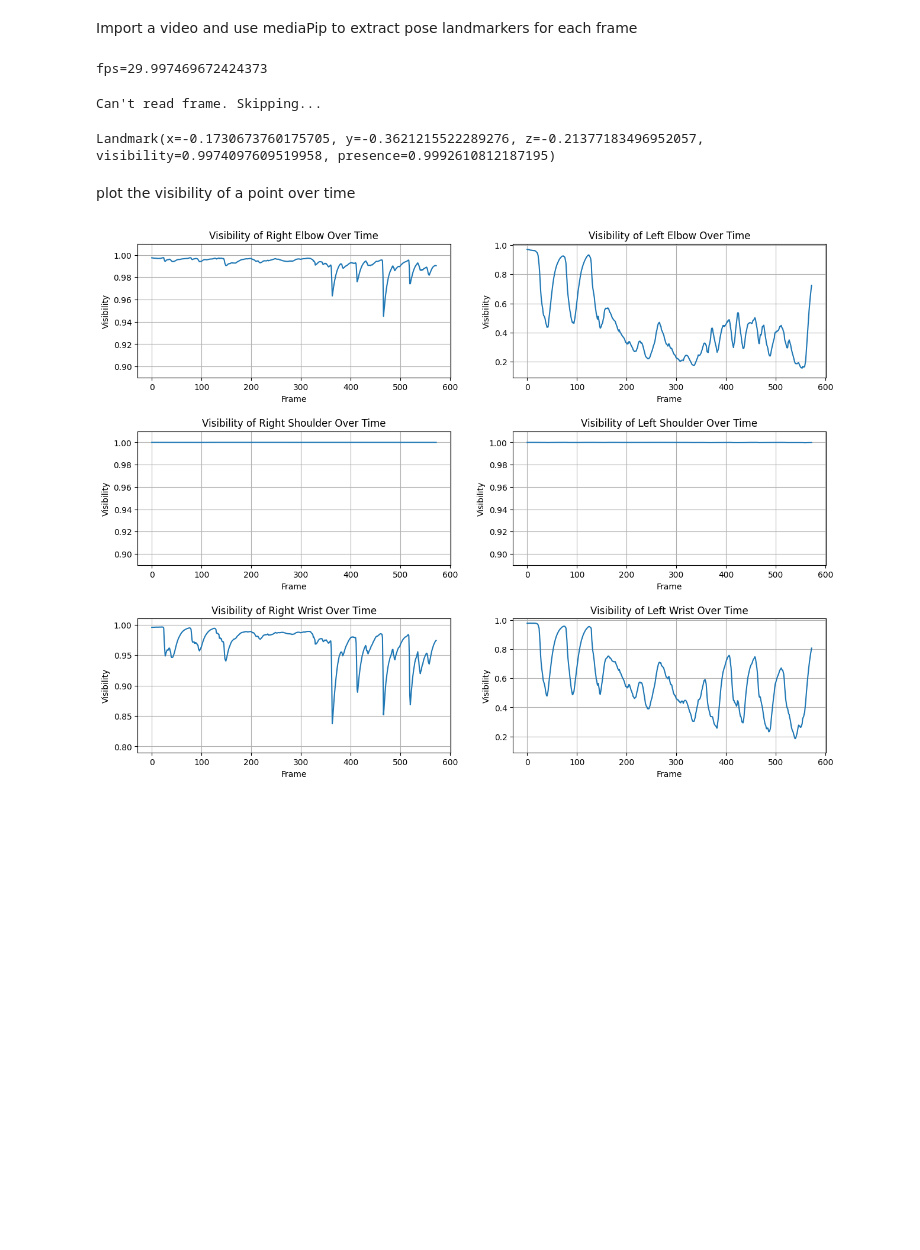
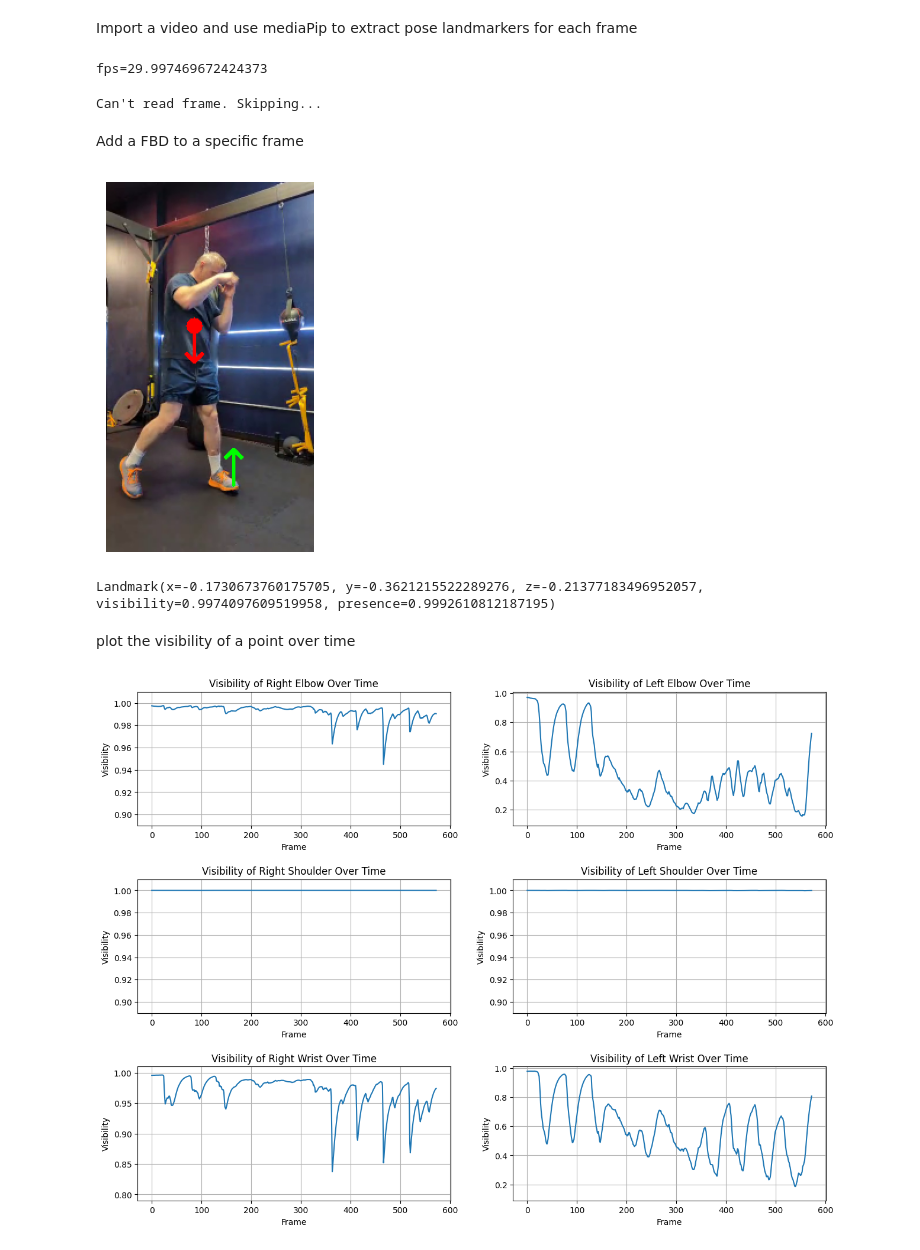
Before and after one commit to andreyaW/boxing_dynamics, a Jupyter notebook: explore2.ipynb, the cells around one changed output. Cells and saved outputs as stored; diff of their text form; code cells hidden in the pictures; blank space fills up the shorter version.

```diff
--- a/explore2.ipynb
+++ b/explore2.ipynb
@@ -26,4 +26,23 @@ pose_landmarker_results = get_landmarker_results_from_video(
 # %% [output]
 fps=29.997469672424373
 Can't read frame. Skipping...
+# %% [markdown]
+Add a FBD to a specific frame
+# %%
+from utils.videoProcessingFunctions import drawFBD
+
+# grab the frame
+frame_idx = 150
+original_frame_bgr = pose_landmarker_results[frame_idx]["original_frame"]
+
+# draw the FBD on the frame using created function
+frame_w_FBD = drawFBD(pose_landmarker_results, frame_idx, original_frame_bgr)
+
+# display the frame with the FBD added
+plt.close("all")
+plt.imshow(frame_w_FBD)
+plt.axis("off")  # hide axes
+plt.show()
+# %% [output]
+[figure, added]
 # %%
```
Also changed, not shown: parts of 3 cells of this notebook, 3 other files.
